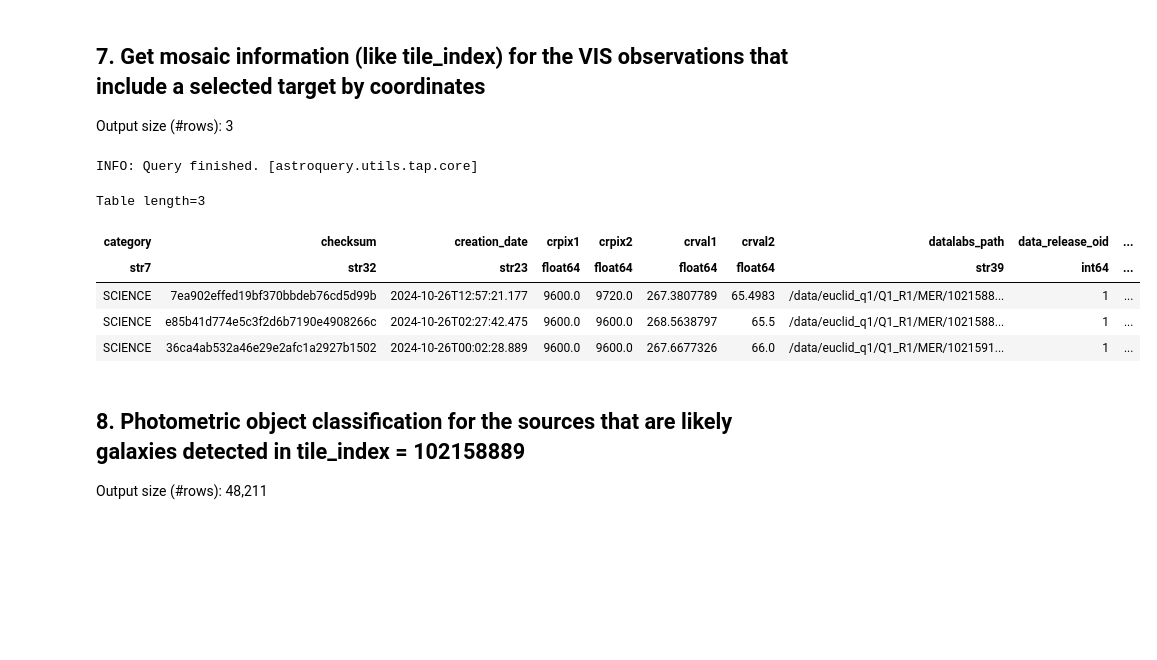
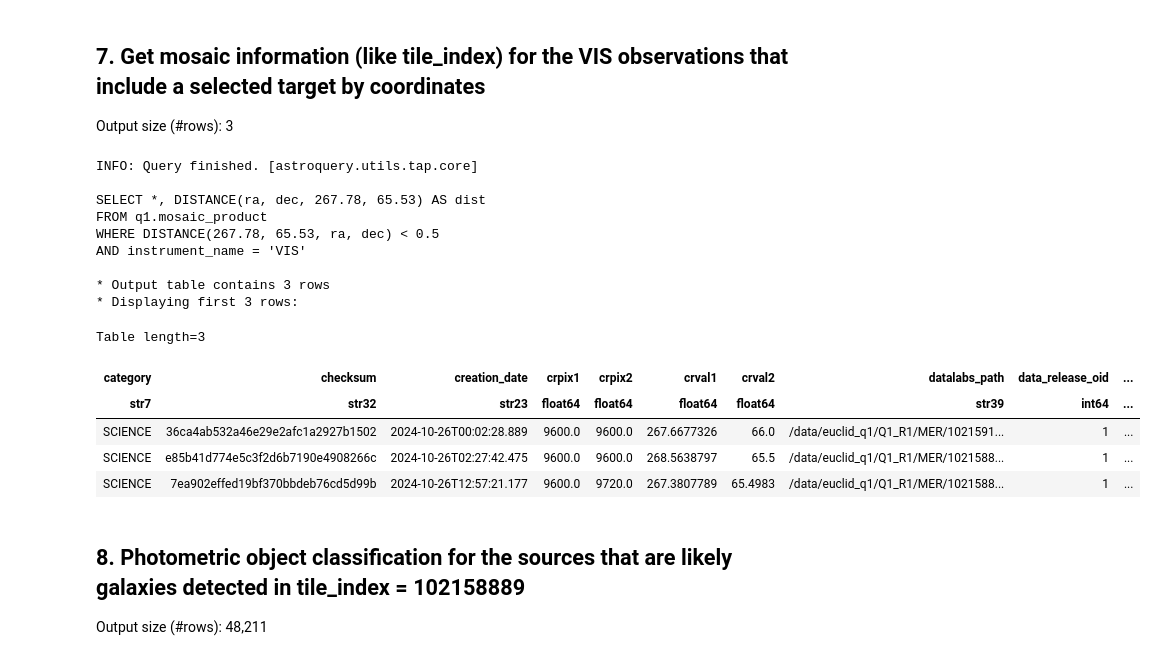
Before and after one commit to ESA-Datalabs/Euclid-Q1, a Jupyter notebook: Notebooks/ADQL_examples.ipynb, the cells around one changed output. Saved outputs shown, nothing was run; the diff lists cells and outputs as text; code cells hidden in the pictures; blank space fills up the shorter version.

```diff
--- a/Notebooks/ADQL_examples.ipynb
+++ b/Notebooks/ADQL_examples.ipynb
@@ -41,6 +41,18 @@ import matplotlib.pyplot as plt
 from astropy.table import Table
 from astropy.io import fits
 import os
+# %%
+def print_query(query):
+    ""
+    "Convenient method to display ADQL query and print the size - in rows - of the table retrieved from the Archive"
+    ""
+    print()
+    print(query)
+    print()
+    print(f'* Output table contains {len(res):,} rows')
+    print(f'* Displaying first 3 rows: ')
+    print()
+    return
 # %%
 # making a folder for the output files
 output_folder= '/media/user/example_notebook_outputs/'
@@ -311,24 +378,32 @@ Output size (#rows): 3
 # %%
 inp_coords = [267.78, 65.53] # RA & Dec - it can be updated as needed
 inp_rad    = 0.5             # Cone search radius in degrees - it can be updated as needed
-
 
 query = f"""SELECT *, DISTANCE(ra, dec, {inp_coords[0]}, {inp_coords[1]}) AS dist
 FROM q1.mosaic_product
 WHERE DISTANCE({inp_coords[0]}, {inp_coords[1]}, ra, dec) < {inp_rad}
 AND instrument_name = 'VIS'"""
 
 job = Euclid.launch_job_async(query)
 res = job.get_results()
+print_query(query)
 res
 # %% [output]
 INFO: Query finished. [astroquery.utils.tap.core]
+
+SELECT *, DISTANCE(ra, dec, 267.78, 65.53) AS dist
+FROM q1.mosaic_product
+WHERE DISTANCE(267.78, 65.53, ra, dec) < 0.5
+AND instrument_name = 'VIS'
+
+* Output table contains 3 rows
+* Displaying first 3 rows:
 Table length=3
 | category | checksum | creation_date | crpix1 | crpix2 | crval1 | crval2 | datalabs_path | data_release_oid | ... |
 | str7 | str32 | str23 | float64 | float64 | float64 | float64 | str39 | int64 | ... |
+| SCIENCE | 36ca4ab532a46e29e2afc1a2927b1502 | 2024-10-26T00:02:28.889 | 9600.0 | 9600.0 | 267.6677326 | 66.0 | /data/euclid_q1/Q1_R1/MER/1021591... | 1 | ... |
+| SCIENCE | e85b41d774e5c3f2d6b7190e4908266c | 2024-10-26T02:27:42.475 | 9600.0 | 9600.0 | 268.5638797 | 65.5 | /data/euclid_q1/Q1_R1/MER/1021588... | 1 | ... |
 | SCIENCE | 7ea902effed19bf370bbdeb76cd5d99b | 2024-10-26T12:57:21.177 | 9600.0 | 9720.0 | 267.3807789 | 65.4983 | /data/euclid_q1/Q1_R1/MER/1021588... | 1 | ... |
-| SCIENCE | e85b41d774e5c3f2d6b7190e4908266c | 2024-10-26T02:27:42.475 | 9600.0 | 9600.0 | 268.5638797 | 65.5 | /data/euclid_q1/Q1_R1/MER/1021588... | 1 | ... |
-| SCIENCE | 36ca4ab532a46e29e2afc1a2927b1502 | 2024-10-26T00:02:28.889 | 9600.0 | 9600.0 | 267.6677326 | 66.0 | /data/euclid_q1/Q1_R1/MER/1021591... | 1 | ... |
 # %% [markdown]
 ## 8. Photometric object classification for the sources that are likely galaxies detected in tile_index = 102158889
 
```
Also changed, not shown: parts of 11 cells of this notebook, 1 other file.
